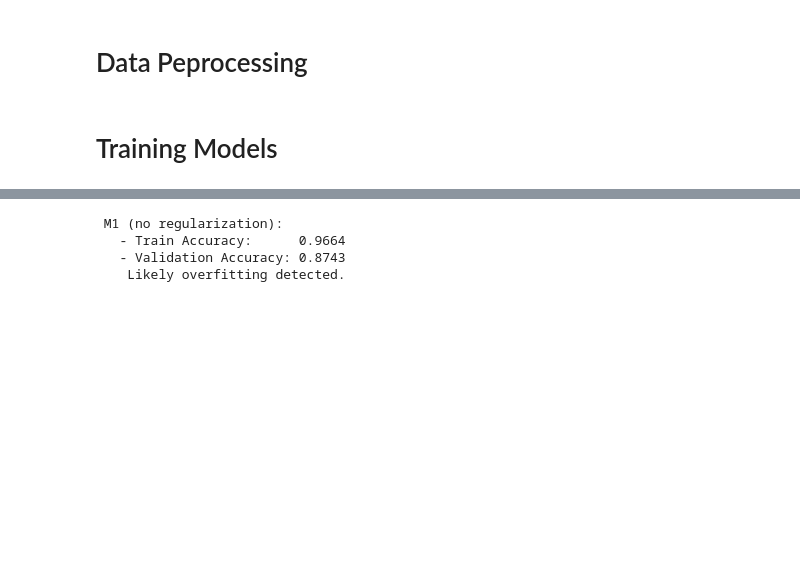
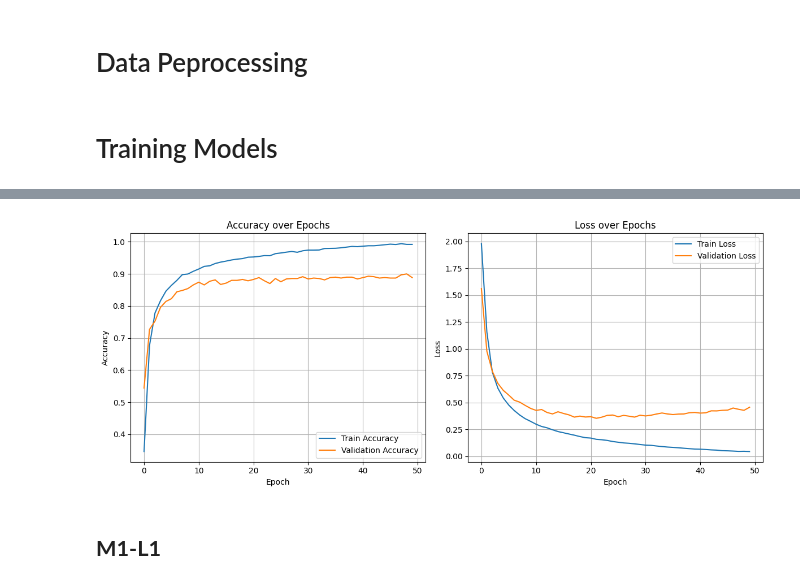
Before and after one commit to Fragoa/Regularizing-Neural-Networks, a Jupyter notebook: Regularizing_Neural_Networks.ipynb, the cells around one changed output, grey strips where cells are left out. Saved outputs shown, nothing was run; the diff lists cells and outputs as text; code cells hidden in the pictures; blank space fills up the shorter version.

```diff
--- a/Regularizing_Neural_Networks.ipynb
+++ b/Regularizing_Neural_Networks.ipynb
@@ -24,11 +37,18 @@ x_train, x_val, y_train, y_val = train_test_split(x_small, y_small, test_size=0.
 # %%
 def build_model_M1():
     model = keras.Sequential([
-        layers.Dense(16, activation='relu', input_shape=(784,)),
-        layers.Dense(12, activation='relu'),
+        layers.Dense(8, activation='relu', input_shape=(784,)),
+        layers.Dense(16, activation='relu'),
         layers.Dense(10, activation='softmax')
     ])
     model.compile(optimizer='adam',
                   loss='sparse_categorical_crossentropy',
                   metrics=['accuracy'])
     return model
+# %%
+model_M1 = build_model_M1()
+history_M1 = model_M1.fit(x_train, y_train,
+                          epochs=50,
+                          batch_size=32,
+                          validation_data=(x_val, y_val),
+                          verbose=0)
@@ -35,3 +88,32 @@ def build_model_M1():
+# %%
+# Plot Accuracy
+plt.figure(figsize=(12, 5))
+
+plt.subplot(1, 2, 1)
+plt.plot(history_M1.history['accuracy'], label='Train Accuracy')
+plt.plot(history_M1.history['val_accuracy'], label='Validation Accuracy')
+plt.title('Accuracy over Epochs')
+plt.xlabel('Epoch')
+plt.ylabel('Accuracy')
+plt.legend()
+plt.grid(True)
+
+# Plot Loss
+plt.subplot(1, 2, 2)
+plt.plot(history_M1.history['loss'], label='Train Loss')
+plt.plot(history_M1.history['val_loss'], label='Validation Loss')
+plt.title('Loss over Epochs')
+plt.xlabel('Epoch')
+plt.ylabel('Loss')
+plt.legend()
+plt.grid(True)
+
+plt.tight_layout()
+plt.show()
+# %% [output]
+[figure, added]
+# %% [markdown]
+## **M1-L1**
 # %%
 def build_model_M1_L1(l1_lambda):
     model = keras.Sequential([
@@ -55,16 +137,0 @@ history_M1 = model_M1.fit(x_train, y_train,
-# %%
-train_acc_M1 = history_M1.history['accuracy'][-1]
-val_acc_M1 = history_M1.history['val_accuracy'][-1]
-
-print(" M1 (no regularization):")
-print(f"   - Train Accuracy:      {train_acc_M1:.4f}")
-print(f"   - Validation Accuracy: {val_acc_M1:.4f}")
-if train_acc_M1 - val_acc_M1 > 0.05:
-    print("    Likely overfitting detected.")
-else:
-    print("    No significant overfitting.")
-# %% [output]
- M1 (no regularization):
-   - Train Accuracy:      0.9664
-   - Validation Accuracy: 0.8743
-    Likely overfitting detected.
```
Also changed, not shown: parts of 22 cells of this notebook.
